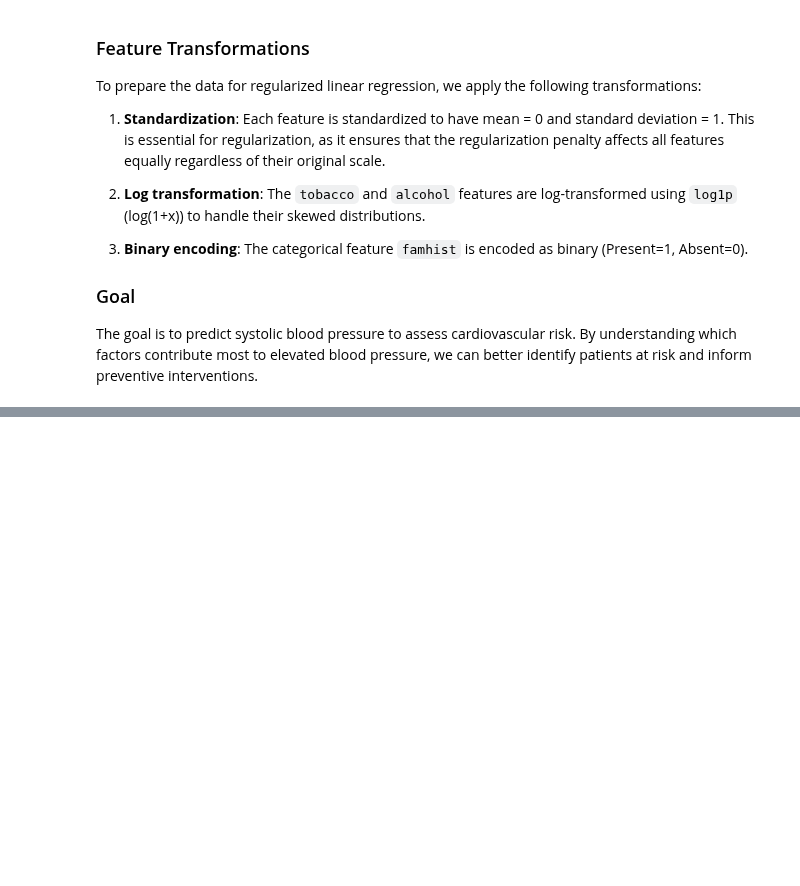
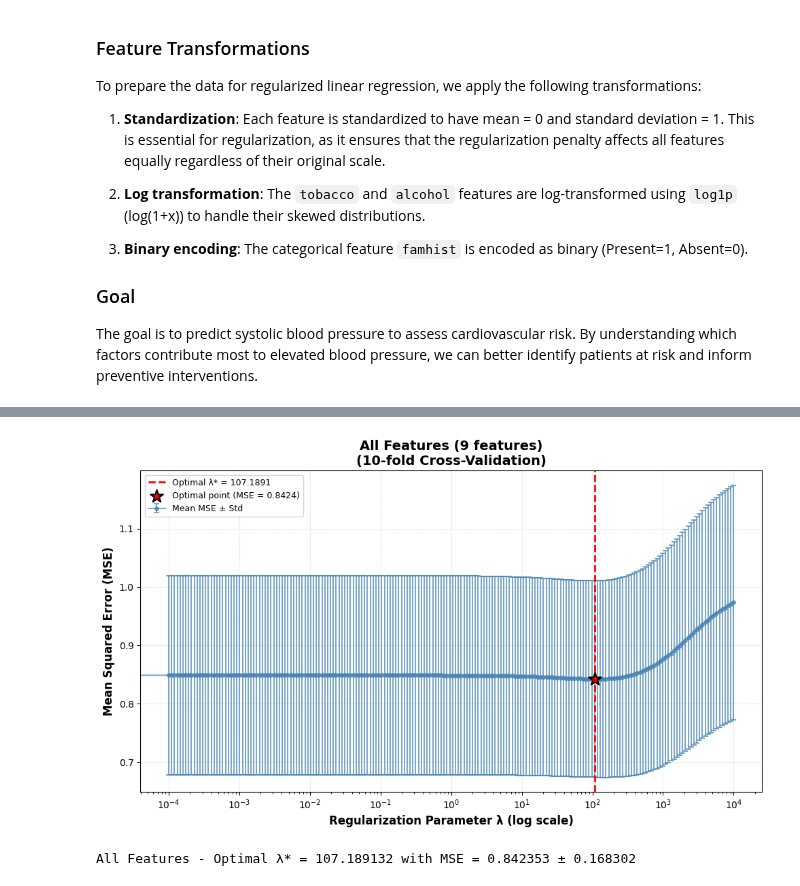
Before and after one commit to rifolio/dtu-projects-2025-autumn, a Jupyter notebook: machine-learning/project-2-parallel/regression-part-a.ipynb, the cells around one changed output, grey strips where cells are left out. Cells and saved outputs as stored; diff of their text form; code cells hidden in the pictures; blank space fills up the shorter version.

```diff
--- a/machine-learning/project-2-parallel/regression-part-a.ipynb
+++ b/machine-learning/project-2-parallel/regression-part-a.ipynb
@@ -81,0 +252,6 @@ df_heart_standarized.head()
+# %%
+# Find optimal λ for all features
+optimal_idx_all = np.argmin(results_all['mean_mse'])
+optimal_lambda_all = results_all['lambda'][optimal_idx_all]
+optimal_mse_all = results_all['mean_mse'][optimal_idx_all]
+optimal_std_all = results_all['std_mse'][optimal_idx_all]
@@ -81,0 +331,49 @@ df_heart_standarized.head()
+# %%
+# Visualization 1: MSE vs λ for All Features
+import matplotlib.pyplot as plt
+
+fig, ax = plt.subplots(figsize=(10, 6))
+
+ax.errorbar(results_all['lambda'], results_all['mean_mse'],
+             yerr=results_all['std_mse'],
+             fmt='o-',
+             markersize=4,
+             capsize=3,
+             capthick=1.5,
+             elinewidth=1.5,
+             label='Mean MSE ± Std',
+             color='steelblue',
+             alpha=0.7)
+
+# Mark optimal λ* with a vertical line
+ax.axvline(x=optimal_lambda_all,
+            color='red',
+            linestyle='--',
+            linewidth=2,
+            label=f'Optimal λ* = {optimal_lambda_all:.4f}')
+
+# Mark optimal point
+ax.scatter([optimal_lambda_all], [optimal_mse_all],
+           color='red',
+           s=200,
+           zorder=5,
+           marker='*',
+           edgecolors='black',
+           linewidths=1.5,
+           label=f'Optimal point (MSE = {optimal_mse_all:.4f})')
+
+ax.set_xscale('log')
+ax.set_xlabel('Regularization Parameter λ (log scale)', fontsize=12, fontweight='bold')
+ax.set_ylabel('Mean Squared Error (MSE)', fontsize=12, fontweight='bold')
+ax.set_title('All Features (9 features)\n(10-fold Cross-Validation)',
+              fontsize=14, fontweight='bold')
+ax.grid(True, alpha=0.3, linestyle='--')
+ax.legend(fontsize=9, loc='best')
+
+plt.tight_layout()
+plt.show()
+
+print(f"All Features - Optimal λ* = {optimal_lambda_all:.6f} with MSE = {optimal_mse_all:.6f} ± {optimal_std_all:.6f}")
+# %% [output]
+[figure, added]
+All Features - Optimal λ* = 107.189132 with MSE = 0.842353 ± 0.168302
```
Also changed, not shown: parts of 26 cells of this notebook, 1 other file.
